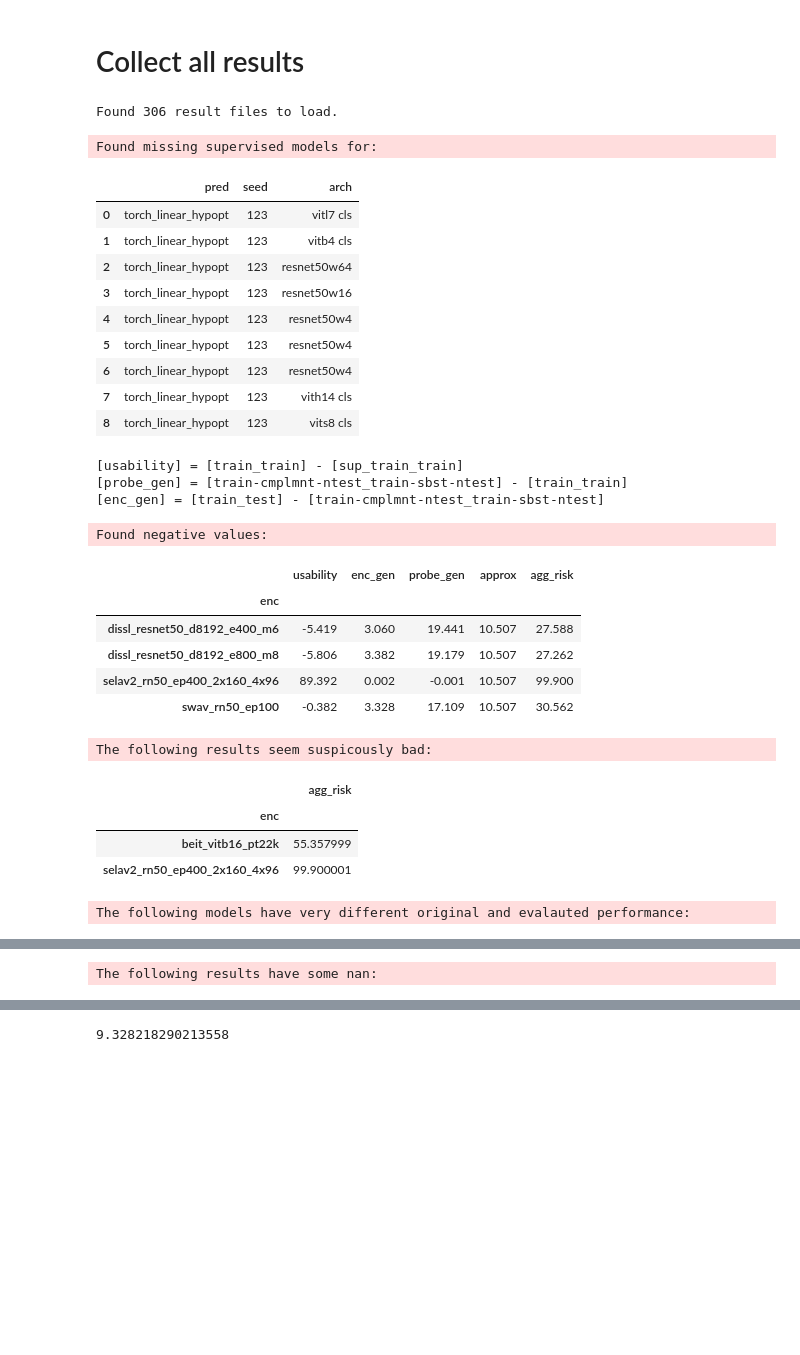
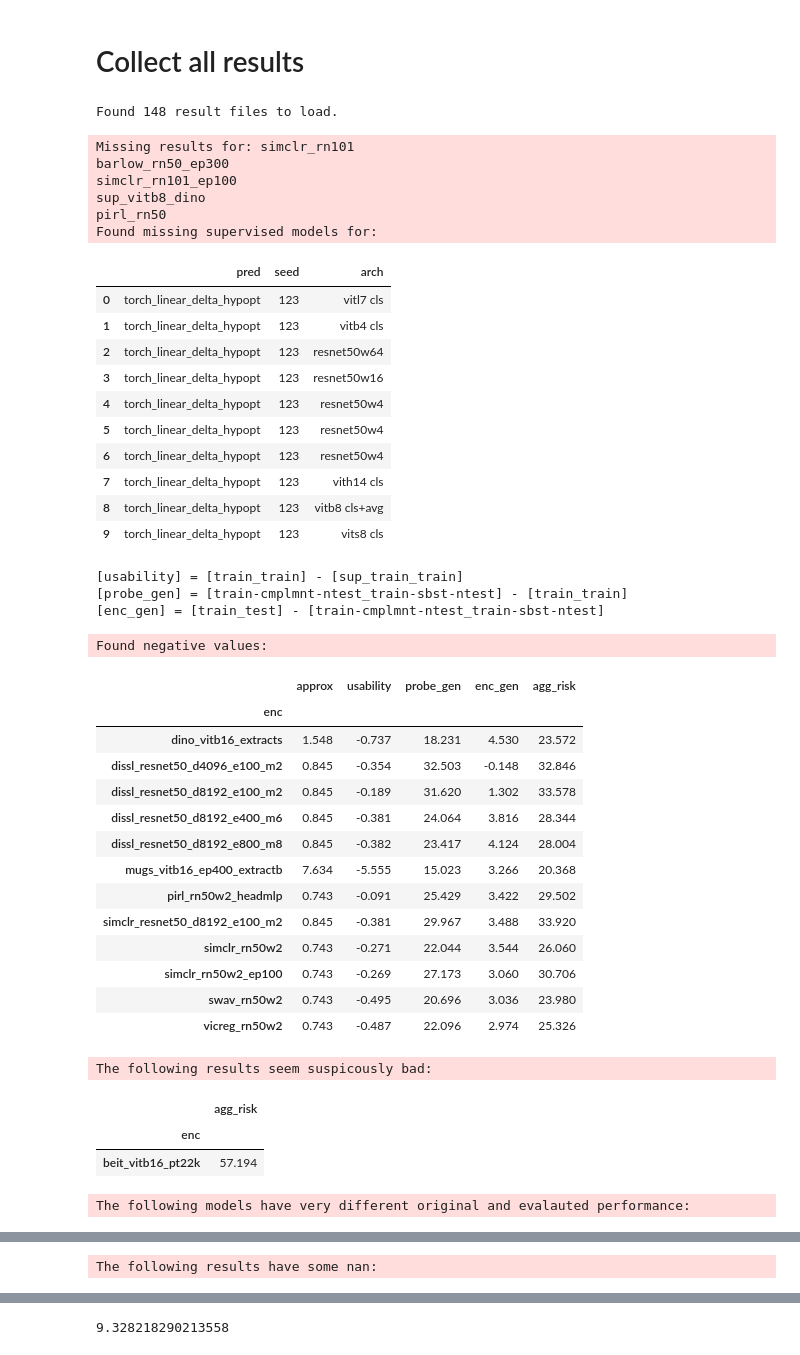
Before and after one commit to YannDubs/SSL-Risk-Decomposition, a Jupyter notebook: notebooks/global.ipynb, the cells around one changed output, grey strips where cells are left out. Drawn from its saved outputs; the diff is of its cells as text; code cells hidden in the pictures; blank space fills up the shorter version.

Commit message:
before analysizing all results

```diff
--- a/notebooks/global.ipynb
+++ b/notebooks/global.ipynb
@@ -31,68 +31,89 @@ is_read_files=True
 if is_subset:
     DATA = "imagenet-S0.01"
     subset = 0.01
-    base_pred = 'sk_logistic_hypopt'
+    pred = 'sk_logistic_hypopt'
     threshold_kwargs=dict(threshold_bad_ifnew=70,
                            threshold_delta=100 # don't use
                           )
 else:
     DATA = "imagenet"
     subset = None
-    base_pred = 'torch_linear_hypopt'
+    pred = 'torch_linear_delta_hypopt'
     threshold_kwargs=dict()
 
 
 metadata_df = hubconf.metadata_df(is_multiindex=False)
 
 if is_read_files:
-    results = load_all_results(pattern=f"**/data_{DATA}/**/*hypopt*/**/results_all.csv",
-                               skip_ifneq=dict(data=DATA.lower(), pred=base_pred))
+    results = load_all_results(pattern=f"**/data_{DATA}/**/pred_{pred}/seed_*/results_all.csv",
+                               skip_ifneq=dict(data=DATA.lower()),
+                               skip_ifin=dict(ssl=["swav_rn50w5","selav2_rn50_ep400_2x160_4x96"]),
+                              )
     check_missing(results, metadata_df)
     results = format_approx_results(results, metadata_df, f_replace_arch=f_replace_arch, subset=subset)
     results = make_risk_decomposition(results, traverse_path=["down","right","down"], is_print=True, subset=subset)
-    results, metadata_df = clean_results(results, metadata_df, predictor=base_pred)
-    validate_results(results, metadata_df, **threshold_kwargs)
+    results, metadata_df = clean_results(results, metadata_df, predictor=pred)
+    validate_results(results, metadata_df, threshold_delta=5, **threshold_kwargs)
 
     # filter out values that are suspiciously bad
     to_del = ["selav2_rn50_ep400_2x160_4x96"]
     to_keep = [i for i in results.index.get_level_values("enc") if i not in to_del]
     results = results.loc[to_keep]
 
-    results.to_csv(f"notebooks/saved/results_{DATA}_{base_pred}.csv")
+    results.to_csv(f"notebooks/saved/results_{DATA}_{pred}.csv")
 else:
-    results=pd.read_csv(f"notebooks/saved/results_{DATA}_{base_pred}.csv",index_col=0)
+    results=pd.read_csv(f"notebooks/saved/results_{DATA}_{pred}.csv",index_col=0)
+
 
 metadata_df = metadata_df.loc[to_keep]
 df = pd.concat([results,metadata_df], axis=1)
 df = df.replace(dict(ssl_mode={"hierarchical contrastive": "hierarchical"}))
+df["n_augmentations"] = df["augmentations"].apply(lambda s: len(s))
+
+# coarsens many different parameters for cleaner plots
+#df = preprocess_features(df, round_dict={}, pow_dict={})
+
 melted = melt(df)
 # %% [output]
-Found 306 result files to load.
+Found 148 result files to load.
+Missing results for: simclr_rn101
+barlow_rn50_ep300
+simclr_rn101_ep100
+sup_vitb8_dino
+pirl_rn50
 Found missing supervised models for:
 |  | pred | seed | arch |
-| 0 | torch_linear_hypopt | 123 | vitl7 cls |
-| 1 | torch_linear_hypopt | 123 | vitb4 cls |
-| 2 | torch_linear_hypopt | 123 | resnet50w64 |
-| 3 | torch_linear_hypopt | 123 | resnet50w16 |
-| 4 | torch_linear_hypopt | 123 | resnet50w4 |
-| 5 | torch_linear_hypopt | 123 | resnet50w4 |
-| 6 | torch_linear_hypopt | 123 | resnet50w4 |
-| 7 | torch_linear_hypopt | 123 | vith14 cls |
-| 8 | torch_linear_hypopt | 123 | vits8 cls |
+| 0 | torch_linear_delta_hypopt | 123 | vitl7 cls |
+| 1 | torch_linear_delta_hypopt | 123 | vitb4 cls |
+| 2 | torch_linear_delta_hypopt | 123 | resnet50w64 |
+| 3 | torch_linear_delta_hypopt | 123 | resnet50w16 |
+| 4 | torch_linear_delta_hypopt | 123 | resnet50w4 |
+| 5 | torch_linear_delta_hypopt | 123 | resnet50w4 |
+| 6 | torch_linear_delta_hypopt | 123 | resnet50w4 |
+| 7 | torch_linear_delta_hypopt | 123 | vith14 cls |
+| 8 | torch_linear_delta_hypopt | 123 | vitb8 cls+avg |
+| 9 | torch_linear_delta_hypopt | 123 | vits8 cls |
 [usability] = [train_train] - [sup_train_train]
 [probe_gen] = [train-cmplmnt-ntest_train-sbst-ntest] - [train_train]
 [enc_gen] = [train_test] - [train-cmplmnt-ntest_train-sbst-ntest]
 Found negative values:
-|  | usability | enc_gen | probe_gen | approx | agg_risk |
+|  | approx | usability | probe_gen | enc_gen | agg_risk |
 | enc |  |  |  |  |  |
-| dissl_resnet50_d8192_e400_m6 | -5.419 | 3.060 | 19.441 | 10.507 | 27.588 |
-| dissl_resnet50_d8192_e800_m8 | -5.806 | 3.382 | 19.179 | 10.507 | 27.262 |
-| selav2_rn50_ep400_2x160_4x96 | 89.392 | 0.002 | -0.001 | 10.507 | 99.900 |
-| swav_rn50_ep100 | -0.382 | 3.328 | 17.109 | 10.507 | 30.562 |
+| dino_vitb16_extracts | 1.548 | -0.737 | 18.231 | 4.530 | 23.572 |
+| dissl_resnet50_d4096_e100_m2 | 0.845 | -0.354 | 32.503 | -0.148 | 32.846 |
+| dissl_resnet50_d8192_e100_m2 | 0.845 | -0.189 | 31.620 | 1.302 | 33.578 |
+| dissl_resnet50_d8192_e400_m6 | 0.845 | -0.381 | 24.064 | 3.816 | 28.344 |
+| dissl_resnet50_d8192_e800_m8 | 0.845 | -0.382 | 23.417 | 4.124 | 28.004 |
+| mugs_vitb16_ep400_extractb | 7.634 | -5.555 | 15.023 | 3.266 | 20.368 |
+| pirl_rn50w2_headmlp | 0.743 | -0.091 | 25.429 | 3.422 | 29.502 |
+| simclr_resnet50_d8192_e100_m2 | 0.845 | -0.381 | 29.967 | 3.488 | 33.920 |
+| simclr_rn50w2 | 0.743 | -0.271 | 22.044 | 3.544 | 26.060 |
+| simclr_rn50w2_ep100 | 0.743 | -0.269 | 27.173 | 3.060 | 30.706 |
+| swav_rn50w2 | 0.743 | -0.495 | 20.696 | 3.036 | 23.980 |
+| vicreg_rn50w2 | 0.743 | -0.487 | 22.096 | 2.974 | 25.326 |
 The following results seem suspicously bad:
 |  | agg_risk |
 | enc |  |
-| beit_vitb16_pt22k | 55.357999 |
-| selav2_rn50_ep400_2x160_4x96 | 99.900001 |
+| beit_vitb16_pt22k | 57.194 |
 The following models have very different original and evalauted performance:
 enc
```
Also changed, not shown: parts of 1 cell of this notebook, 10 other files.
